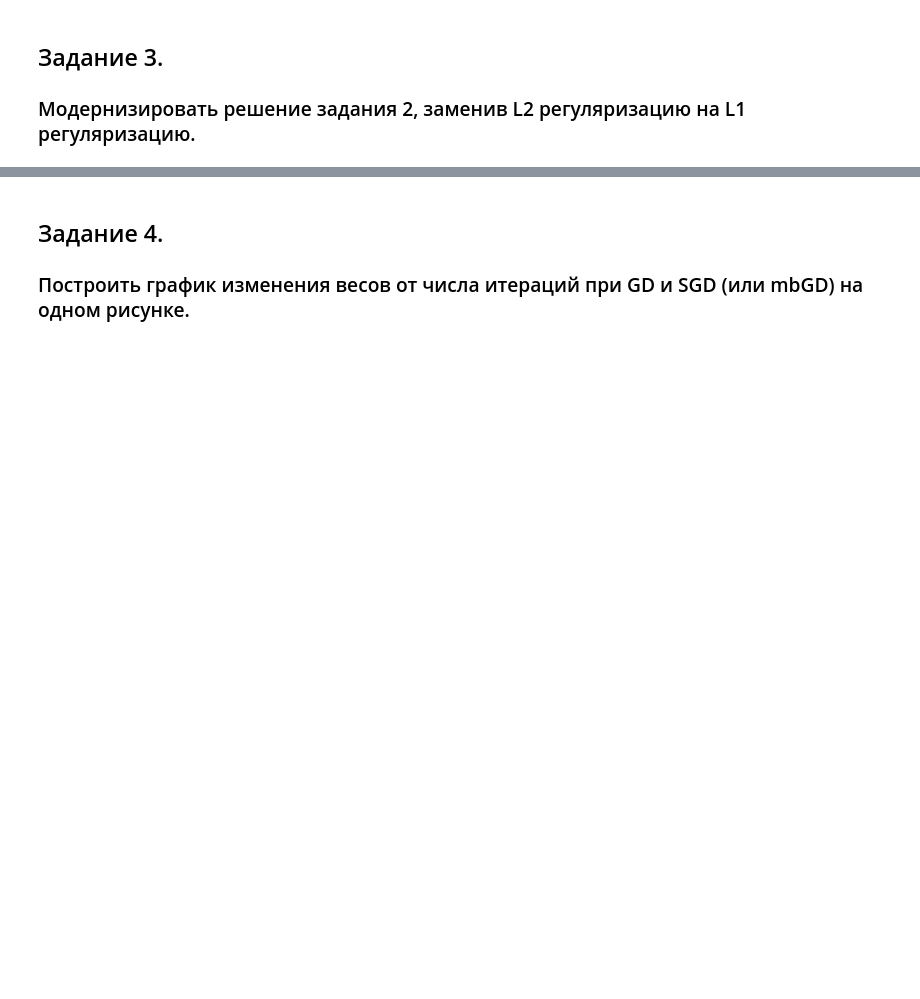
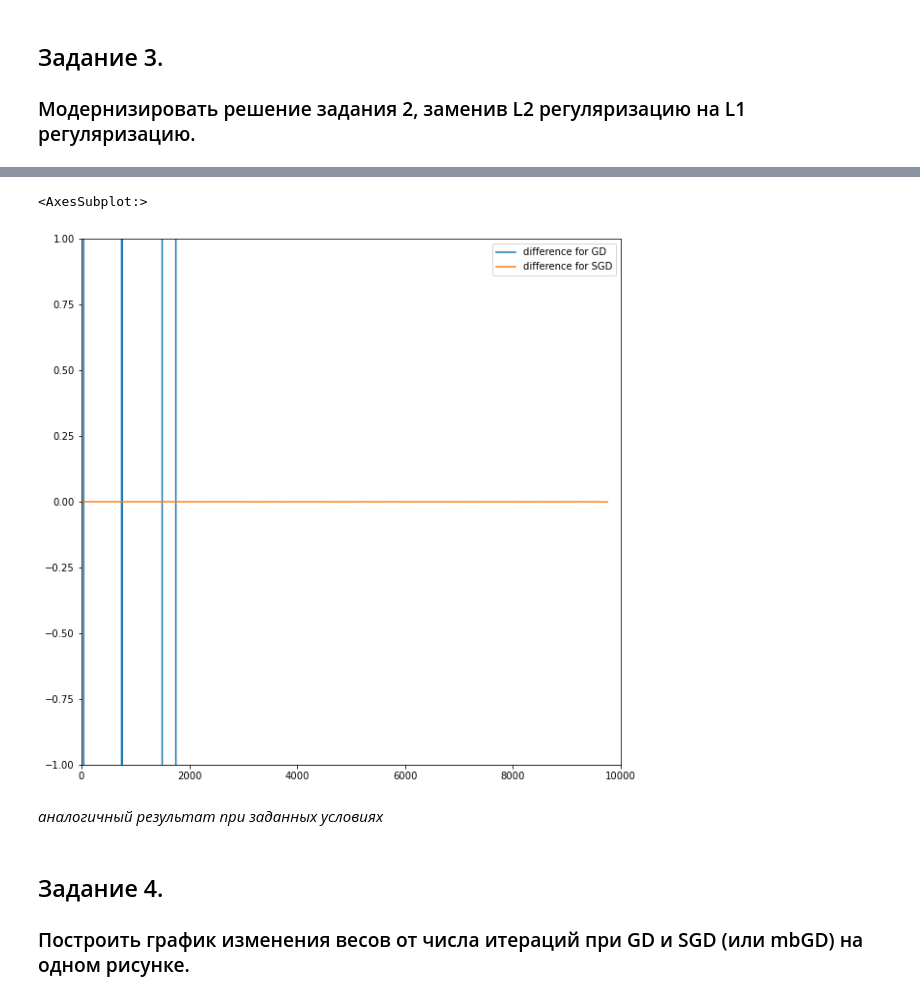
Before and after one commit to VadimSpb/3_Algorithms, a Jupyter notebook: hws/new_hw2.ipynb, the cells around one changed output, grey strips where cells are left out. Cells and saved outputs as stored; diff of their text form; code cells hidden in the pictures; blank space fills up the shorter version.

```diff
--- a/hws/new_hw2.ipynb
+++ b/hws/new_hw2.ipynb
@@ -137,3 +189,14 @@ mse_comparison.tail()
+# %%
+(
+    mse_comparison[['difference for GD', 'difference for SGD']]
+    .iloc[[i for i in range(0, 10000, 250)],:]
+    .plot(figsize=[10,10], xlim=[0,10000], ylim=[-1, 1])
+)
+# %% [output]
+<AxesSubplot:>
+[figure, added]
+# %% [markdown]
+*аналогичный результат при заданных условиях*
 # %% [markdown]
 ## Задание 4.
 
```
Also changed, not shown: parts of 16 cells of this notebook, 5 other files.
